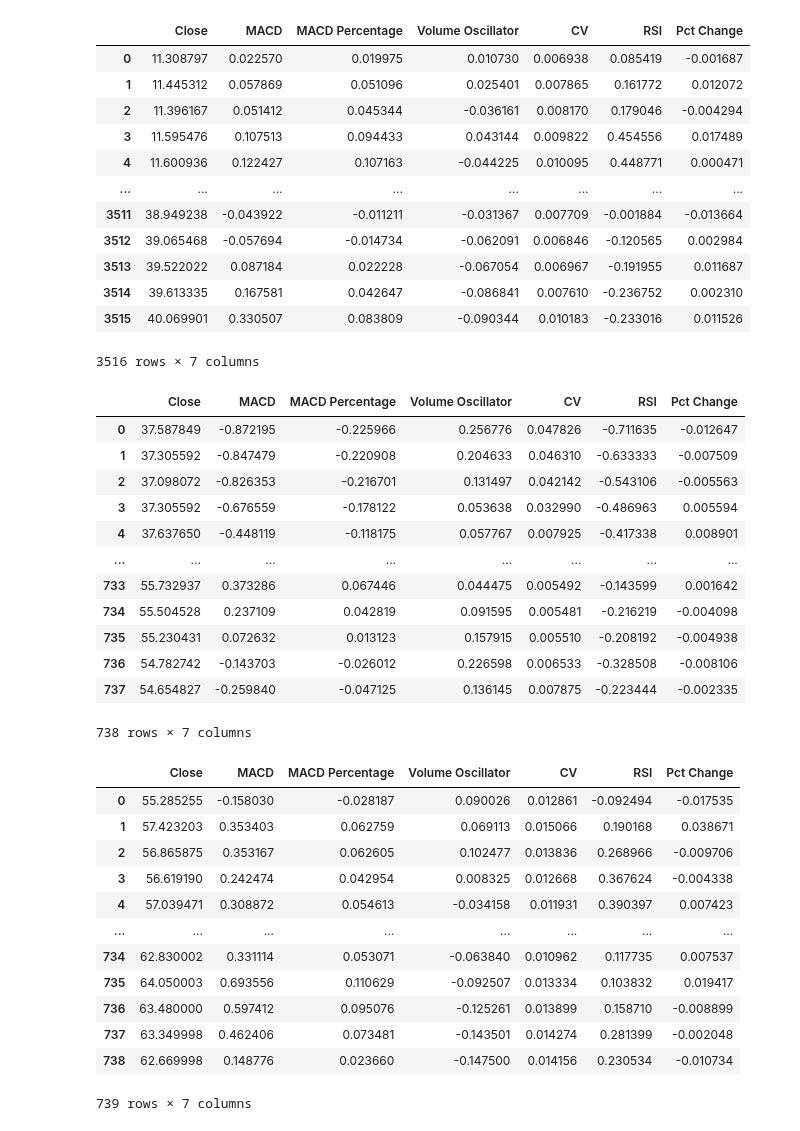
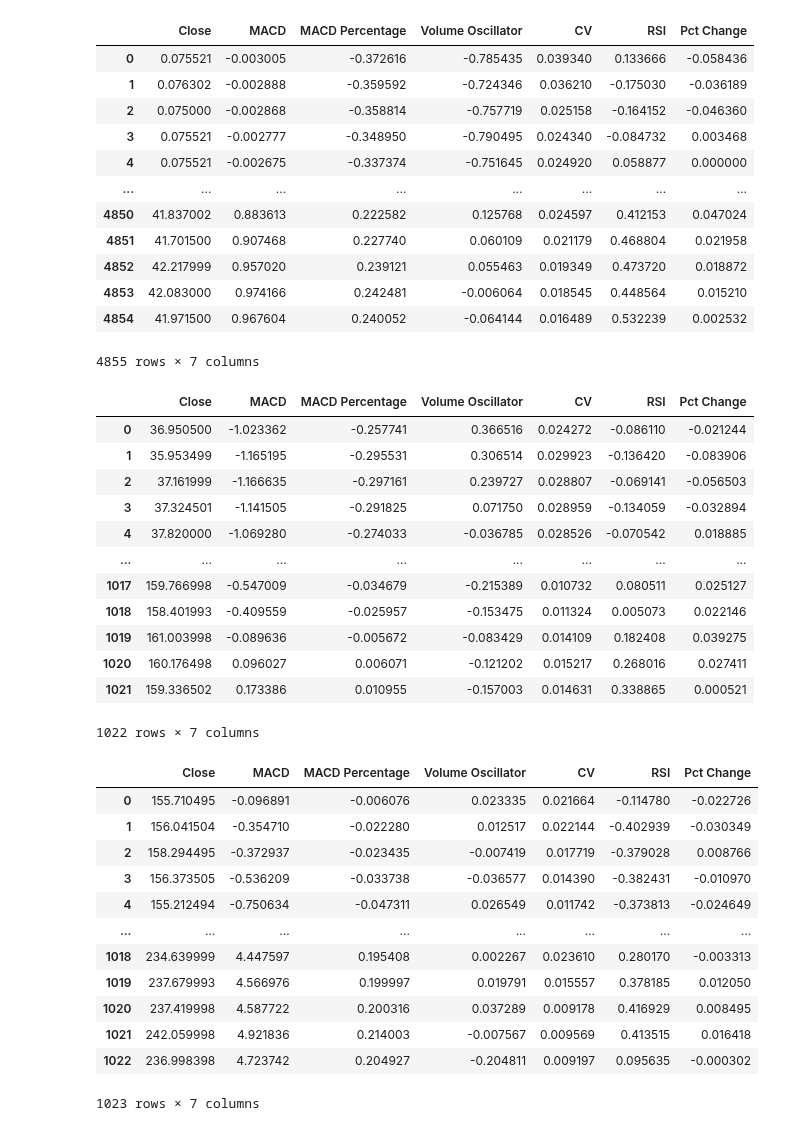
Before and after one commit to joeyallen1/RL_Trading, a Jupyter notebook: Training.ipynb, the cells around one changed output. Cells and saved outputs as stored; diff of their text form; code cells hidden in the pictures.

Commit message:
First training trial with AMZN data

```diff
--- a/Training.ipynb
+++ b/Training.ipynb
@@ -5,59 +5,59 @@ from Environments import TestingEnv
 # %%
 from stable_baselines3.common.env_checker import check_env
 # %%
-training_data = pd.read_csv('KO_Training.csv')
+training_data = pd.read_csv('./AMZN/Training.csv')
 training_data.drop(labels=['Date'], axis=1, inplace=True)
 training_data
 # %% [output]
 |  | Close | MACD | MACD Percentage | Volume Oscillator | CV | RSI | Pct Change |
-| 0 | 11.308797 | 0.022570 | 0.019975 | 0.010730 | 0.006938 | 0.085419 | -0.001687 |
-| 1 | 11.445312 | 0.057869 | 0.051096 | 0.025401 | 0.007865 | 0.161772 | 0.012072 |
-| 2 | 11.396167 | 0.051412 | 0.045344 | -0.036161 | 0.008170 | 0.179046 | -0.004294 |
-| 3 | 11.595476 | 0.107513 | 0.094433 | 0.043144 | 0.009822 | 0.454556 | 0.017489 |
-| 4 | 11.600936 | 0.122427 | 0.107163 | -0.044225 | 0.010095 | 0.448771 | 0.000471 |
+| 0 | 0.075521 | -0.003005 | -0.372616 | -0.785435 | 0.039340 | 0.133666 | -0.058436 |
+| 1 | 0.076302 | -0.002888 | -0.359592 | -0.724346 | 0.036210 | -0.175030 | -0.036189 |
+| 2 | 0.075000 | -0.002868 | -0.358814 | -0.757719 | 0.025158 | -0.164152 | -0.046360 |
+| 3 | 0.075521 | -0.002777 | -0.348950 | -0.790495 | 0.024340 | -0.084732 | 0.003468 |
+| 4 | 0.075521 | -0.002675 | -0.337374 | -0.751645 | 0.024920 | 0.058877 | 0.000000 |
 | ... | ... | ... | ... | ... | ... | ... | ... |
-| 3511 | 38.949238 | -0.043922 | -0.011211 | -0.031367 | 0.007709 | -0.001884 | -0.013664 |
-| 3512 | 39.065468 | -0.057694 | -0.014734 | -0.062091 | 0.006846 | -0.120565 | 0.002984 |
-| 3513 | 39.522022 | 0.087184 | 0.022228 | -0.067054 | 0.006967 | -0.191955 | 0.011687 |
-| 3514 | 39.613335 | 0.167581 | 0.042647 | -0.086841 | 0.007610 | -0.236752 | 0.002310 |
-| 3515 | 40.069901 | 0.330507 | 0.083809 | -0.090344 | 0.010183 | -0.233016 | 0.011526 |
+| 4850 | 41.837002 | 0.883613 | 0.222582 | 0.125768 | 0.024597 | 0.412153 | 0.047024 |
+| 4851 | 41.701500 | 0.907468 | 0.227740 | 0.060109 | 0.021179 | 0.468804 | 0.021958 |
+| 4852 | 42.217999 | 0.957020 | 0.239121 | 0.055463 | 0.019349 | 0.473720 | 0.018872 |
+| 4853 | 42.083000 | 0.974166 | 0.242481 | -0.006064 | 0.018545 | 0.448564 | 0.015210 |
+| 4854 | 41.971500 | 0.967604 | 0.240052 | -0.064144 | 0.016489 | 0.532239 | 0.002532 |
-3516 rows × 7 columns
+4855 rows × 7 columns
 # %%
-validation_data = pd.read_csv('KO_Validation.csv')
+validation_data = pd.read_csv('./AMZN/Validation.csv')
 validation_data.drop(labels=['Date'], axis=1, inplace=True)
 validation_data
 # %% [output]
 |  | Close | MACD | MACD Percentage | Volume Oscillator | CV | RSI | Pct Change |
-| 0 | 37.587849 | -0.872195 | -0.225966 | 0.256776 | 0.047826 | -0.711635 | -0.012647 |
-| 1 | 37.305592 | -0.847479 | -0.220908 | 0.204633 | 0.046310 | -0.633333 | -0.007509 |
-| 2 | 37.098072 | -0.826353 | -0.216701 | 0.131497 | 0.042142 | -0.543106 | -0.005563 |
-| 3 | 37.305592 | -0.676559 | -0.178122 | 0.053638 | 0.032990 | -0.486963 | 0.005594 |
-| 4 | 37.637650 | -0.448119 | -0.118175 | 0.057767 | 0.007925 | -0.417338 | 0.008901 |
+| 0 | 36.950500 | -1.023362 | -0.257741 | 0.366516 | 0.024272 | -0.086110 | -0.021244 |
+| 1 | 35.953499 | -1.165195 | -0.295531 | 0.306514 | 0.029923 | -0.136420 | -0.083906 |
+| 2 | 37.161999 | -1.166635 | -0.297161 | 0.239727 | 0.028807 | -0.069141 | -0.056503 |
+| 3 | 37.324501 | -1.141505 | -0.291825 | 0.071750 | 0.028959 | -0.134059 | -0.032894 |
+| 4 | 37.820000 | -1.069280 | -0.274033 | -0.036785 | 0.028526 | -0.070542 | 0.018885 |
 | ... | ... | ... | ... | ... | ... | ... | ... |
-| 733 | 55.732937 | 0.373286 | 0.067446 | 0.044475 | 0.005492 | -0.143599 | 0.001642 |
-| 734 | 55.504528 | 0.237109 | 0.042819 | 0.091595 | 0.005481 | -0.216219 | -0.004098 |
-| 735 | 55.230431 | 0.072632 | 0.013123 | 0.157915 | 0.005510 | -0.208192 | -0.004938 |
-| 736 | 54.782742 | -0.143703 | -0.026012 | 0.226598 | 0.006533 | -0.328508 | -0.008106 |
-| 737 | 54.654827 | -0.259840 | -0.047125 | 0.136145 | 0.007875 | -0.223444 | -0.002335 |
+| 1017 | 159.766998 | -0.547009 | -0.034679 | -0.215389 | 0.010732 | 0.080511 | 0.025127 |
+| 1018 | 158.401993 | -0.409559 | -0.025957 | -0.153475 | 0.011324 | 0.005073 | 0.022146 |
+| 1019 | 161.003998 | -0.089636 | -0.005672 | -0.083429 | 0.014109 | 0.182408 | 0.039275 |
+| 1020 | 160.176498 | 0.096027 | 0.006071 | -0.121202 | 0.015217 | 0.268016 | 0.027411 |
+| 1021 | 159.336502 | 0.173386 | 0.010955 | -0.157003 | 0.014631 | 0.338865 | 0.000521 |
-738 rows × 7 columns
+1022 rows × 7 columns
 # %%
-testing_data = pd.read_csv('KO_Testing.csv')
+testing_data = pd.read_csv('./AMZN/Testing.csv')
 testing_data.drop(labels=['Date'], axis=1, inplace=True)
 testing_data
 # %% [output]
 |  | Close | MACD | MACD Percentage | Volume Oscillator | CV | RSI | Pct Change |
-| 0 | 55.285255 | -0.158030 | -0.028187 | 0.090026 | 0.012861 | -0.092494 | -0.017535 |
-| 1 | 57.423203 | 0.353403 | 0.062759 | 0.069113 | 0.015066 | 0.190168 | 0.038671 |
-| 2 | 56.865875 | 0.353167 | 0.062605 | 0.102477 | 0.013836 | 0.268966 | -0.009706 |
-| 3 | 56.619190 | 0.242474 | 0.042954 | 0.008325 | 0.012668 | 0.367624 | -0.004338 |
-| 4 | 57.039471 | 0.308872 | 0.054613 | -0.034158 | 0.011931 | 0.390397 | 0.007423 |
+| 0 | 155.710495 | -0.096891 | -0.006076 | 0.023335 | 0.021664 | -0.114780 | -0.022726 |
+| 1 | 156.041504 | -0.354710 | -0.022280 | 0.012517 | 0.022144 | -0.402939 | -0.030349 |
+| 2 | 158.294495 | -0.372937 | -0.023435 | -0.007419 | 0.017719 | -0.379028 | 0.008766 |
+| 3 | 156.373505 | -0.536209 | -0.033738 | -0.036577 | 0.014390 | -0.382431 | -0.010970 |
+| 4 | 155.212494 | -0.750634 | -0.047311 | 0.026549 | 0.011742 | -0.373813 | -0.024649 |
 | ... | ... | ... | ... | ... | ... | ... | ... |
-| 734 | 62.830002 | 0.331114 | 0.053071 | -0.063840 | 0.010962 | 0.117735 | 0.007537 |
-| 735 | 64.050003 | 0.693556 | 0.110629 | -0.092507 | 0.013334 | 0.103832 | 0.019417 |
-| 736 | 63.480000 | 0.597412 | 0.095076 | -0.125261 | 0.013899 | 0.158710 | -0.008899 |
-| 737 | 63.349998 | 0.462406 | 0.073481 | -0.143501 | 0.014274 | 0.281399 | -0.002048 |
-| 738 | 62.669998 | 0.148776 | 0.023660 | -0.147500 | 0.014156 | 0.230534 | -0.010734 |
+| 1018 | 234.639999 | 4.447597 | 0.195408 | 0.002267 | 0.023610 | 0.280170 | -0.003313 |
+| 1019 | 237.679993 | 4.566976 | 0.199997 | 0.019791 | 0.015557 | 0.378185 | 0.012050 |
+| 1020 | 237.419998 | 4.587722 | 0.200316 | 0.037289 | 0.009178 | 0.416929 | 0.008495 |
+| 1021 | 242.059998 | 4.921836 | 0.214003 | -0.007567 | 0.009569 | 0.413515 | 0.016418 |
+| 1022 | 236.998398 | 4.723742 | 0.204927 | -0.204811 | 0.009197 | 0.095635 | -0.000302 |
-739 rows × 7 columns
+1023 rows × 7 columns
 # %%
 episode_length = len(testing_data)
 
```
Also changed, not shown: parts of 8 cells of this notebook, 6 other files.
